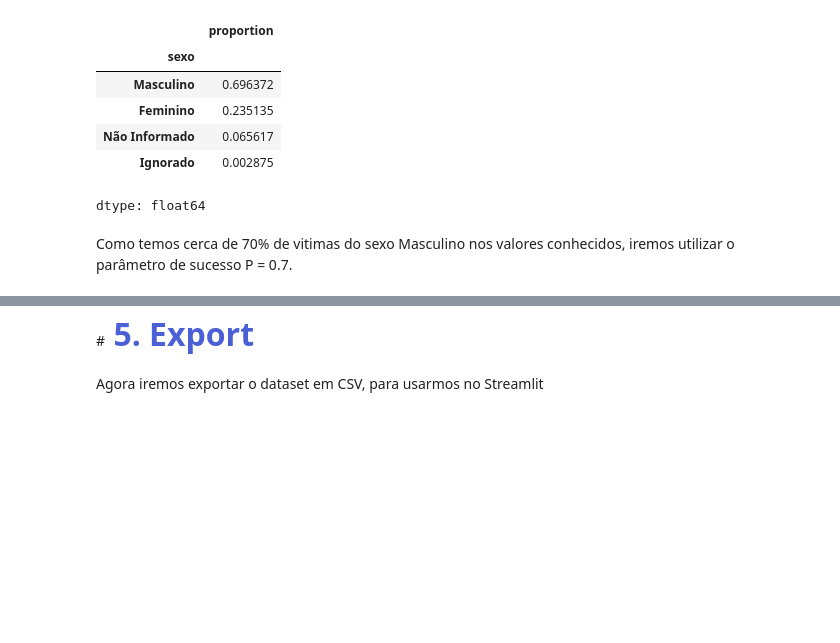
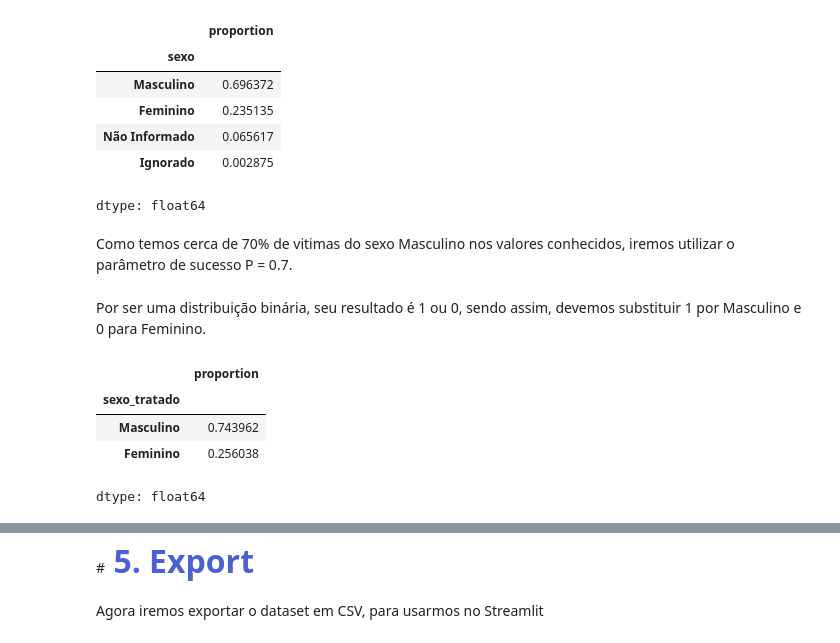
Before and after one commit to gabrielmprata/acidentes_transito, a Jupyter notebook: Acidentes_Rodoviarios_PreProc.ipynb, the cells around one changed output, grey strips where cells are left out. Cells and saved outputs as stored; diff of their text form; code cells hidden in the pictures; blank space fills up the shorter version.

```diff
--- a/Acidentes_Rodoviarios_PreProc.ipynb
+++ b/Acidentes_Rodoviarios_PreProc.ipynb
@@ -1055,3 +1058,5 @@ for i in range(len(df_pessoas)):
     df_pessoas['sexo_tratado'][i] = (bernoulli.rvs(size=1,p=0.7)).astype(int)
   else:
     df_pessoas['sexo_tratado'][i] = df_pessoas['sexo'][i]
+# %% [markdown]
+Por ser uma distribuição binária, seu resultado é 1 ou 0, sendo assim, devemos substituir 1 por Masculino e 0 para Feminino.
@@ -1057,0 +1066,9 @@ for i in range(len(df_pessoas)):
+# %%
+# Verificando o percentual da distribuição
+df_pessoas.sexo_tratado.value_counts(normalize=True)
+# %% [output]
+|  | proportion |
+| sexo_tratado |  |
+| Masculino | 0.743962 |
+| Feminino | 0.256038 |
+dtype: float64
```
Also changed, not shown: parts of 14 cells of this notebook.
